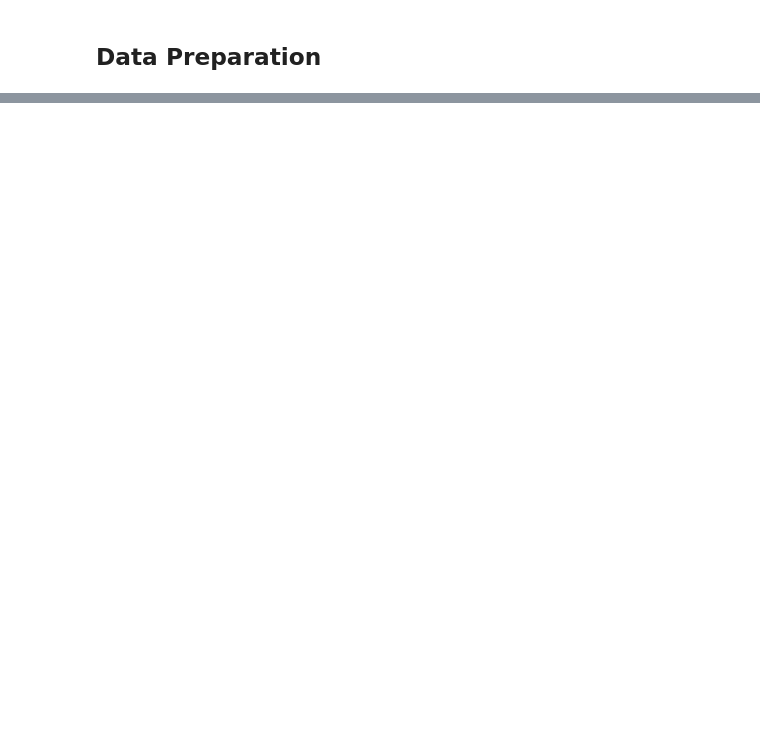
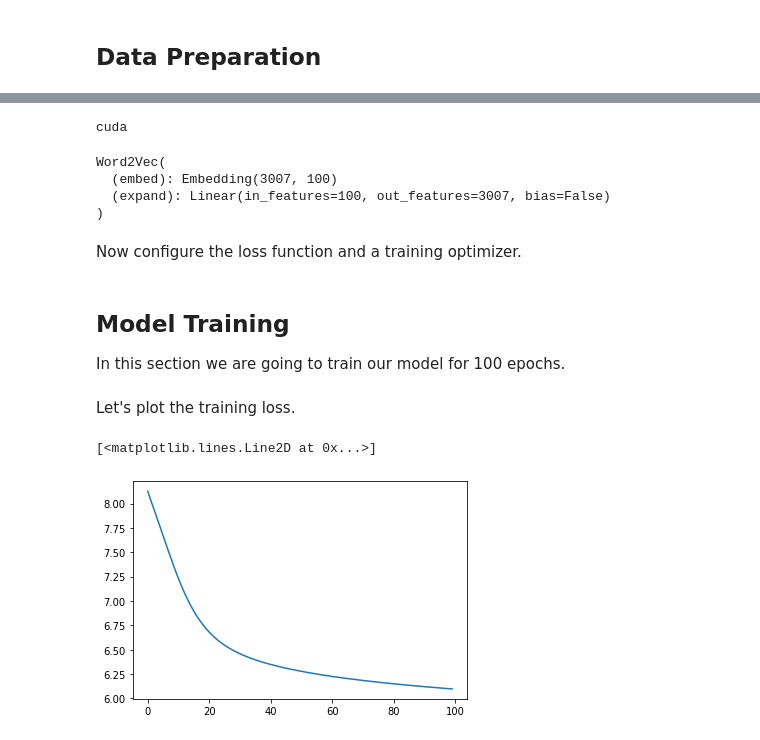
Before and after one commit to hassaanbinaslam/myblog, a Jupyter notebook: posts/2022-12-02-pytorch-word2vec-embedding.ipynb, the cells around one changed output, grey strips where cells are left out. Cells and saved outputs as stored; diff of their text form; code cells hidden in the pictures; blank space fills up the shorter version.

```diff
--- a/posts/2022-12-02-pytorch-word2vec-embedding.ipynb
+++ b/posts/2022-12-02-pytorch-word2vec-embedding.ipynb
@@ -552,0 +321,4 @@ THEN LED INTO THE ROYAL BY THE HER WITH THE HONORS DUE TO A GREAT PRINCES
+# %%
+# tokenize tweet dataset
+train_ds_all_tokens = train_ds.map(split_tokens)
+train_ds_all_tokens
@@ -552,0 +605,57 @@ THEN LED INTO THE ROYAL BY THE HER WITH THE HONORS DUE TO A GREAT PRINCES
+# %%
+EMBED_SIZE = 100
+model = Word2Vec(vb_size, EMBED_SIZE)
+
+# Relevant if you have a GPU
+device = torch.device("cuda") if torch.cuda.is_available() else torch.device("cpu")
+print(device)
+
+model.to(device)
+# %% [output]
+cuda
+Word2Vec(
+  (embed): Embedding(3007, 100)
+  (expand): Linear(in_features=100, out_features=3007, bias=False)
+)
+# %% [markdown]
+Now configure the loss function and a training optimizer.
+# %%
+import torch
+
+LR = 3e-4  # learning rate
+loss_fn = nn.CrossEntropyLoss()
+optimizer = torch.optim.AdamW(model.parameters(), lr=LR)
+# %% [markdown]
+## Model Training
+In this section we are going to train our model for 100 epochs.
+# %%
+# source: https://muhark.github.io/python/ml/nlp/2021/10/21/word2vec-from-scratch.html
+from tqdm import tqdm  # For progress bar. https://github.com/tqdm/tqdm
+
+EPOCHS = 100
+progress_bar = tqdm(range(EPOCHS * len(dataloader)))
+running_loss = []
+
+for epoch in range(EPOCHS):
+    epoch_loss = 0
+    for center, context in dataloader:
+        center, context = center.to(device), context.to(device)
+
+        optimizer.zero_grad()
+        logits = model(input=context)
+        loss = loss_fn(logits, center)
+        epoch_loss += loss.item()
+        loss.backward()
+        optimizer.step()
+
+        progress_bar.update(1)
+    epoch_loss /= len(dataloader)
+    running_loss.append(epoch_loss)
+# %% [markdown]
+Let's plot the training loss.
+# %%
+import matplotlib.pyplot as plt
+plt.plot(running_loss)
+# %% [output]
+[<matplotlib.lines.Line2D at 0x...>]
+[figure, added]
```
Also changed, not shown: parts of 142 cells of this notebook, 12 other files.
